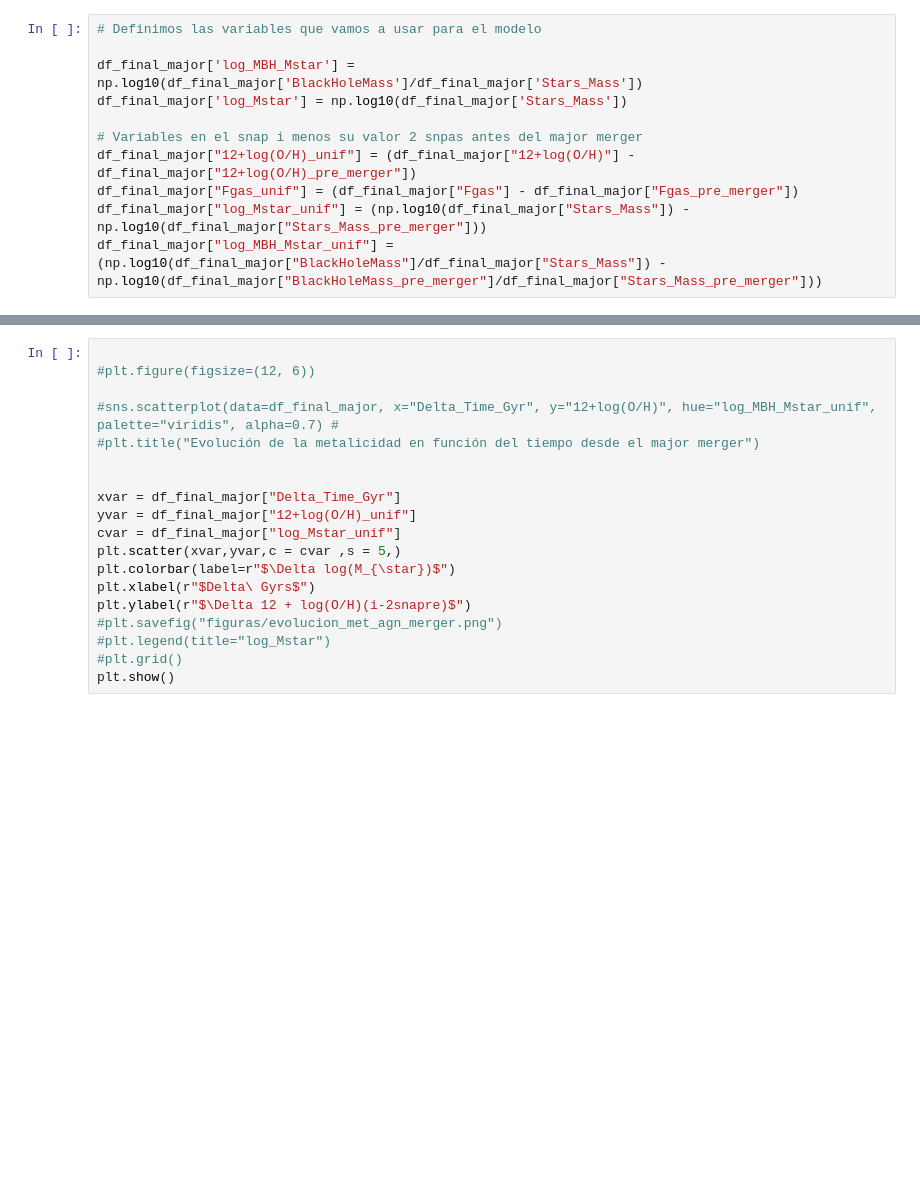
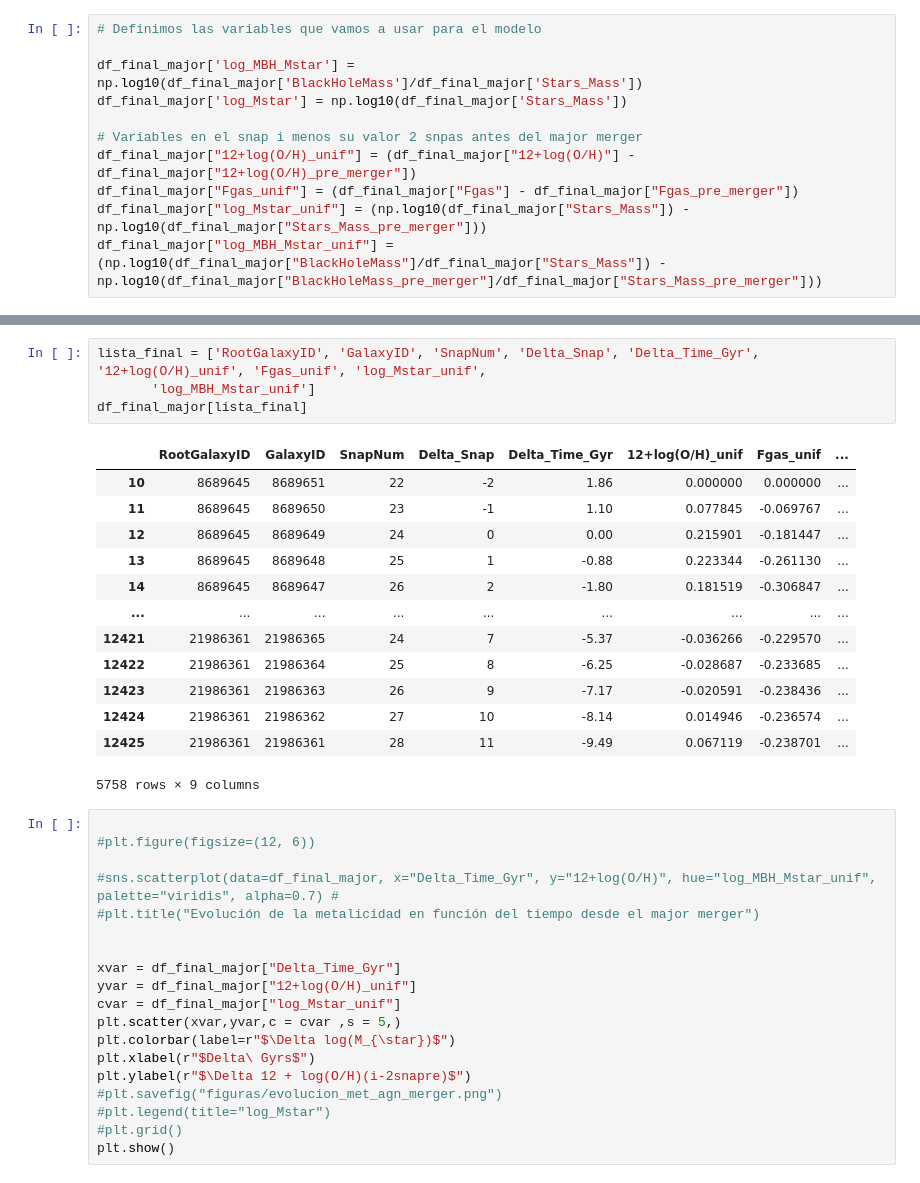
Before and after one commit to SantamariaR/Taller-Tesis-1, a Jupyter notebook: Estadistica_evolutiva.ipynb, the cells around one changed output, grey strips where cells are left out. Drawn from its saved outputs; the diff is of its cells as text; blank space fills up the shorter version.

```diff
--- a/Estadistica_evolutiva.ipynb
+++ b/Estadistica_evolutiva.ipynb
@@ -269,3 +279,21 @@ df_final_major["log_MBH_Mstar_unif"] = (np.log10(df_final_major["BlackHoleMass"]
+# %%
+lista_final = ['RootGalaxyID', 'GalaxyID', 'SnapNum', 'Delta_Snap', 'Delta_Time_Gyr', '12+log(O/H)_unif', 'Fgas_unif', 'log_Mstar_unif',
+       'log_MBH_Mstar_unif']
+df_final_major[lista_final]
+# %% [output]
+|  | RootGalaxyID | GalaxyID | SnapNum | Delta_Snap | Delta_Time_Gyr | 12+log(O/H)_unif | Fgas_unif | ... |
+| 10 | 8689645 | 8689651 | 22 | -2 | 1.86 | 0.000000 | 0.000000 | ... |
+| 11 | 8689645 | 8689650 | 23 | -1 | 1.10 | 0.077845 | -0.069767 | ... |
+| 12 | 8689645 | 8689649 | 24 | 0 | 0.00 | 0.215901 | -0.181447 | ... |
+| 13 | 8689645 | 8689648 | 25 | 1 | -0.88 | 0.223344 | -0.261130 | ... |
+| 14 | 8689645 | 8689647 | 26 | 2 | -1.80 | 0.181519 | -0.306847 | ... |
+| ... | ... | ... | ... | ... | ... | ... | ... | ... |
+| 12421 | 21986361 | 21986365 | 24 | 7 | -5.37 | -0.036266 | -0.229570 | ... |
+| 12422 | 21986361 | 21986364 | 25 | 8 | -6.25 | -0.028687 | -0.233685 | ... |
+| 12423 | 21986361 | 21986363 | 26 | 9 | -7.17 | -0.020591 | -0.238436 | ... |
+| 12424 | 21986361 | 21986362 | 27 | 10 | -8.14 | 0.014946 | -0.236574 | ... |
+| 12425 | 21986361 | 21986361 | 28 | 11 | -9.49 | 0.067119 | -0.238701 | ... |
+5758 rows × 9 columns
 # %%
 
 #plt.figure(figsize=(12, 6))
```
Also changed, not shown: parts of 16 cells of this notebook.
